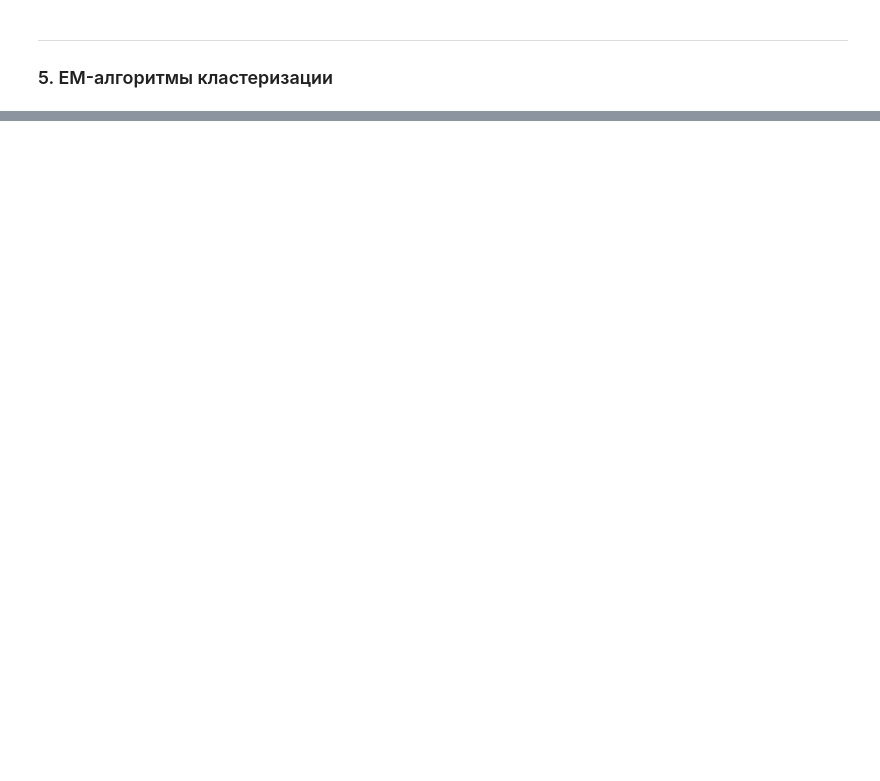
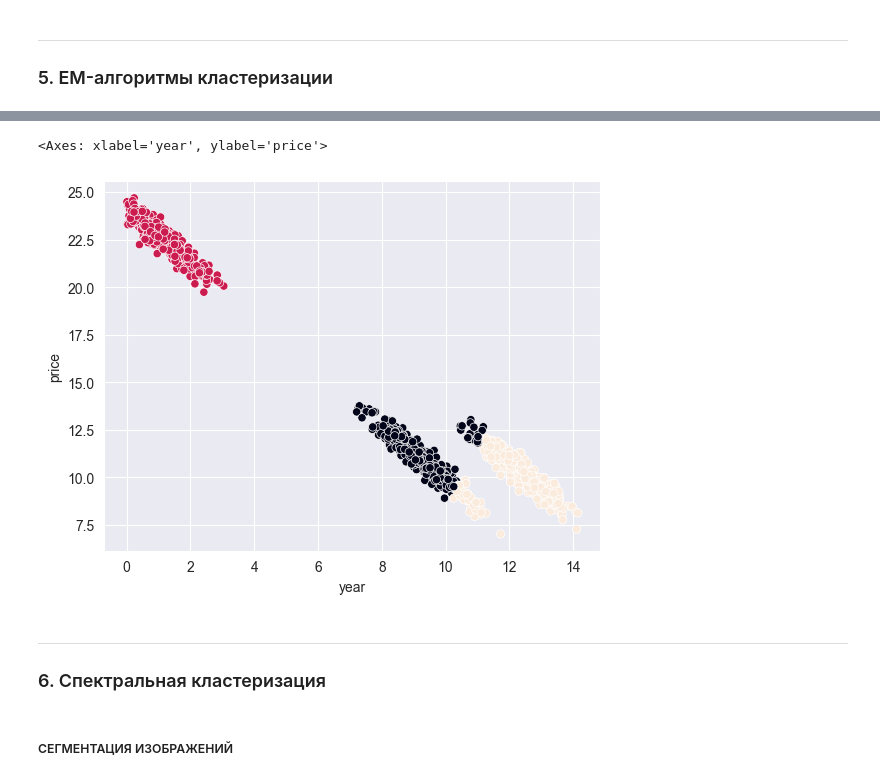
Before and after one commit to Blooodniy/SF_DS, a Jupyter notebook: ML/ML-4. Обучение без учителя кластеризация и техники понижения размерности/ML-4.ipynb, the cells around one changed output, grey strips where cells are left out. Saved outputs shown, nothing was run; the diff lists cells and outputs as text; code cells hidden in the pictures; blank space fills up the shorter version.

```diff
--- a/ML/ML-4. Обучение без учителя кластеризация и техники понижения размерности/ML-4.ipynb
+++ b/ML/ML-4. Обучение без учителя кластеризация и техники понижения размерности/ML-4.ipynb
@@ -319,0 +438,22 @@ agglomerative_clustering.labels_
+# %%
+# Задание 5.5
+# Для датасета из предыдущего задания проведите кластеризацию с помощью алгоритма k-means. Какой алгоритм справился с задачей лучше?
+
+kmeans = KMeans(n_clusters=3, init='k-means++', n_init=10, random_state=42)
+
+kmeans.fit(X)
+
+predictions = kmeans.predict(X)
+predictions = kmeans.labels_
+
+housing_df['Clusters_kmeans_k3'] = predictions
+
+sns.scatterplot(x=housing_df.year, y=housing_df.price, c=housing_df.Clusters_kmeans_k3)
+# %% [output]
+<Axes: xlabel='year', ylabel='price'>
+[figure, added]
+# %% [markdown]
+---
+### 6. Спектральная кластеризация
+# %% [markdown]
+##### СЕГМЕНТАЦИЯ ИЗОБРАЖЕНИЙ
```
Also changed, not shown: parts of 25 cells of this notebook, 1 other file.
